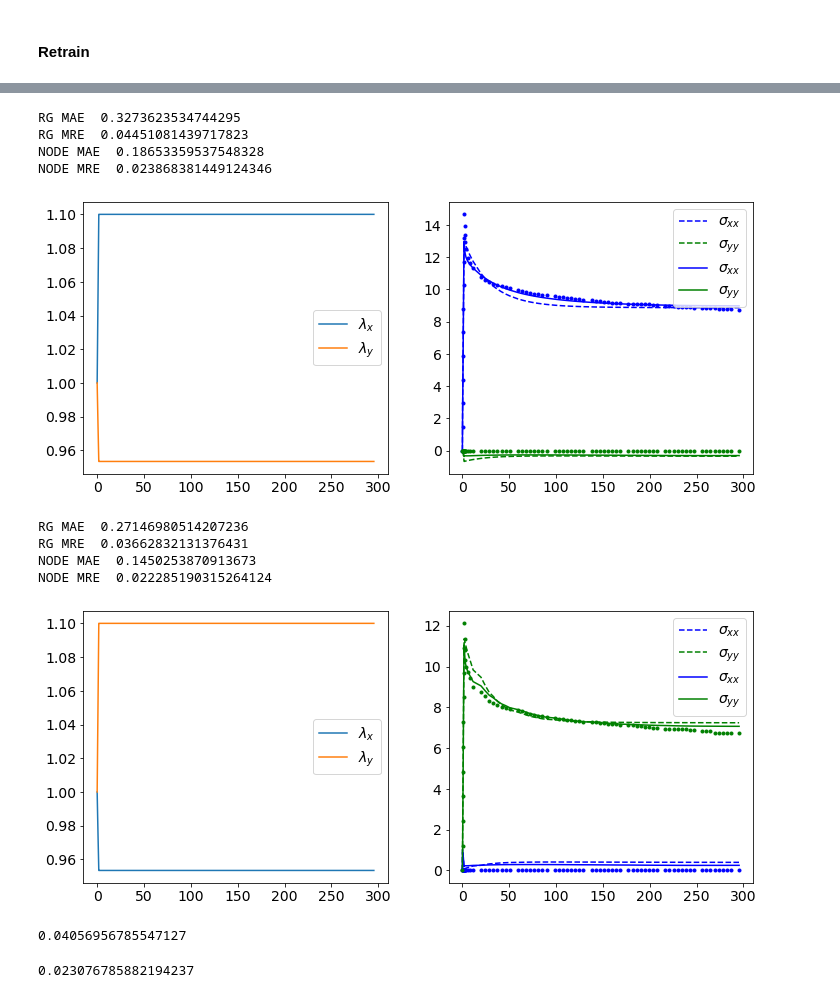
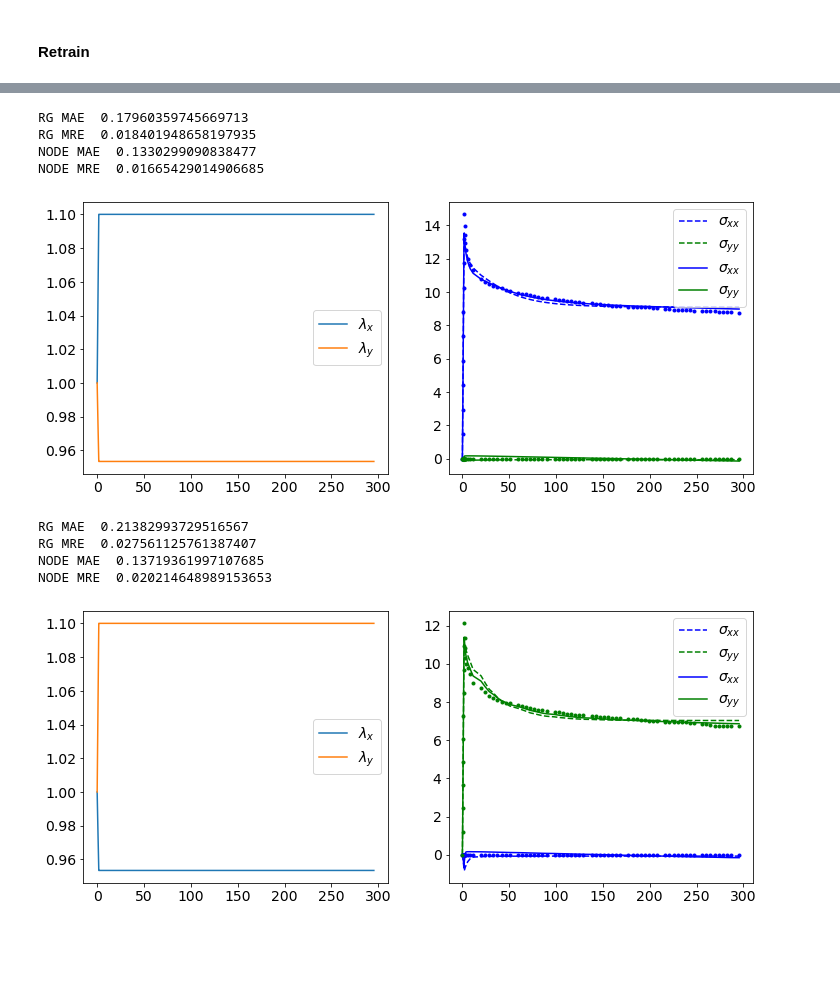
Before and after one commit to VatsalSy/nvisco, a Jupyter notebook: train_myocardium.ipynb, the cells around one changed output, grey strips where cells are left out. Drawn from its saved outputs; the diff is of its cells as text; code cells hidden in the pictures; blank space fills up the shorter version.

```diff
--- a/train_myocardium.ipynb
+++ b/train_myocardium.ipynb
@@ -102,6 +120,7 @@ def biaxial_relax_aniso(params, norm, useNODE, time, lm1, lm2, dt0=0.5):
     lm2dot = (lm2peak-1.0)/tpeak
 
     M_params, F_params = params
+
     # Matrix part (identical to what we currently have)
     yprime = lambda t, y, args: np.array(yprime_biaxial(y,t,lm1dot,lm2dot,tpeak,M_params,norm,useNODE))
     term = ODETerm(yprime)
@@ -112,15 +131,19 @@ def biaxial_relax_aniso(params, norm, useNODE, time, lm1, lm2, dt0=0.5):
     lm1, lm2, lm3, lm1e, lm2e, lm3e = solution.ys.transpose()
     sgm_M = getsigma([lm1,lm2,lm3,lm1e,lm2e,lm3e], M_params, norm, useNODE)
 
+    # Fiber part
+    solver = mysolver()
+    yprime = lambda t, y, args: np.array(yprime_fiber(t,y,lm1dot,lm2dot,tpeak,F_params,norm,useNODE))
+    term = ODETerm(yprime)
+    y0 = np.array([1.0,1.0,1.0,1.0])
+    saveat = SaveAt(ts=time)
+    solution = diffeqsolve(term, solver, t0=0, t1=time[-1], dt0=dt0, y0=y0, saveat=saveat)
+    lm1, lm2, lm3, lm_i_F = solution.ys.transpose()
+    sgm_F = fiberCauchy_vmap([lm1,lm2,lm3,lm_i_F], F_params, useNODE)
 
-    inp = np.array([time[1:], lm1[1:], lm2[1:], lm3[1:],]).T
-    init = [1.0, 0.0] #initial lm_F_v and time
-    body_fun = lambda prev, inp: fiber_biaxial_update(prev, inp, F_params, useNODE)
-    _, [sgm_F, lm_F_v, res] = scan(body_fun, init, inp)
-    sgm_F = np.vstack([np.zeros([1,3,3]), sgm_F])
     sgm = sgm_F + sgm_M
 
-    return sgm, lm1, lm2, lm3, lm1e, lm2e, lm3e, lm_F_v, res
+    return sgm, lm1, lm2, lm3, lm1e, lm2e, lm3e, lm_i_F
 # %%
 @partial(jit, static_argnums=(0,1,2,))
 def step(loss_fn, norm, useNODE, i, opt_state, inp_batch, out_batch):
@@ -147,7 +170,7 @@ def train(inp, out, norm, useNODE, opt_state, key, loss_fn, nIter = 1000, batch_
 
 # Define loss functions
 def biaxial_relax_loss(params, norm, useNODE, inp, out):
-    sigma_pr,_,_,_,_,_,_,_,_ = biaxial_relax_aniso(params, norm, useNODE, inp[0], inp[1], inp[2])
+    sigma_pr,_,_,_,_,_,_,_ = biaxial_relax_aniso(params, norm, useNODE, inp[0], inp[1], inp[2])
     loss = np.mean((sigma_pr[:,0,0]-out[0])**2 + (sigma_pr[:,1,1]-out[1])**2)
     return loss
 biaxial_relax_loss_vmap = vmap(biaxial_relax_loss, in_axes=(None, None, None, 0, 0), out_axes=0)
@@ -222,5 +245,8 @@ ax[1].legend()
 # %% [output]
 <matplotlib.legend.Legend at 0x...>
 [figure]
+# %%
+with open('saved/myocardium_RG_params.npy', 'rb') as f:
+    RG_params = pickle.load(f)
 # %%
 fig, ax = plt.subplots(1,2,figsize=(12,5))
@@ -654,8 +684,8 @@ ax[0].legend(), ax[1].legend()
 # %%
-lr = 1.0e-4 #1.0e-3 x 200 + 1.0e-4 x 140
+lr = 1.0e-5 # 1.0e-4
 opt_init, opt_update, get_params = optimizers.adam(lr)
 opt_state = opt_init(params)
 
-params, train_loss, val_loss = train(inp, out, norm, True, opt_state, key, biaxial_relax_batch_loss, nIter = 140, batch_size=2, print_freq=20)
+params, train_loss, val_loss = train(inp, out, norm, True, opt_state, key, biaxial_relax_batch_loss, nIter = 1140, batch_size=2, print_freq=20)
 with open('saved/myocardium_params_retrained.npy', 'wb') as f:
     pickle.dump(params, f)
@@ -662,7 +710,7 @@ with open('saved/myocardium_params_retrained.npy', 'wb') as f:
 # %%
 fig, ax = plt.subplots(1,2,figsize=(12,5))
-sgm_rg,lm1,lm2,lm3,_,_,_,lm_F_v, residual = biaxial_relax_aniso(RG_params, norm, False, inp[0,0], inp[0,1], inp[0,2])
-sgm_nn,lm1,lm2,lm3,_,_,_,lm_F_v, residual = biaxial_relax_aniso(params, norm, True, inp[0,0], inp[0,1], inp[0,2])
+sgm_rg,lm1,lm2,lm3,_,_,_,lm_F_v = biaxial_relax_aniso(RG_params, norm, False, inp[0,0], inp[0,1], inp[0,2])
+sgm_nn,lm1,lm2,lm3,_,_,_,lm_F_v = biaxial_relax_aniso(params, norm, True, inp[0,0], inp[0,1], inp[0,2])
 time = inp[0,0]
 ax[1].plot(time, sgm_rg[:,0,0], 'b--', label='$\sigma_{xx}$')
 ax[1].plot(time, sgm_rg[:,1,1], 'g--', label='$\sigma_{yy}$')
@@ -676,9 +724,9 @@ ax[0].plot(time, inp[0,2], label='$\lambda_y$')
 ax[0].legend(), ax[1].legend()
 
 # Save for TikZ
-# header = ['x', 'y_gt', 'y_nn', 'y_rg']
-# df = pd.DataFrame(np.array([time, sgm_x[0], sgm_nn[:,0,0], sgm_rg[:,0,0]], dtype=np.float16).T, columns=header)
-# df.to_csv('tikz_data/fig_myocardium1/fig_myocardium1_a.csv', index=False, sep=' ')
+header = ['x', 'y_gt', 'y_nn', 'y_rg']
+df = pd.DataFrame(np.array([time, sgm_x[0], sgm_nn[:,0,0], sgm_rg[:,0,0]], dtype=np.float16).T, columns=header)
+df.to_csv('tikz_data/fig_myocardium1/fig_myocardium1_a.csv', index=False, sep=' ')
 
 print('RG MAE ', np.mean(np.abs(sgm_rg[:,0,0]-sgm_x[0])))
 print('RG MRE ', np.mean((np.abs(sgm_rg[1:,0,0]-sgm_x[0,1:])/sgm_x[0,1:])))
@@ -686,49 +734,41 @@ print('RG MRE ', np.mean((np.abs(sgm_rg[1:,0,0]-sgm_x[0,1:])/sgm_x[0,1:])))
 print('NODE MAE ', np.mean(np.abs(sgm_nn[:,0,0]-sgm_x[0])))
 print('NODE MRE ', np.mean((np.abs(sgm_nn[1:,0,0]-sgm_x[0,1:])/sgm_x[0,1:])))
 # %% [output]
-RG MAE  0.3273623534744295
-RG MRE  0.04451081439717823
-NODE MAE  0.18653359537548328
-NODE MRE  0.023868381449124346
+RG MAE  0.17960359745669713
+RG MRE  0.018401948658197935
+NODE MAE  0.1330299090838477
+NODE MRE  0.01665429014906685
-[figure, old version]
+[figure, new version]
 # %%
 fig, ax = plt.subplots(1,2,figsize=(12,5))
-sgm_rg,lm1,lm2,lm3,_,_,_,lm_F_v, residual = biaxial_relax_aniso(RG_params, norm, False, inp[1,0], inp[1,1], inp[1,2])
-sgm_nn,lm1,lm2,lm3,_,_,_,lm_F_v, residual = biaxial_relax_aniso(params, norm, True, inp[1,0], inp[1,1], inp[1,2])
+sgm_rg,lm1,lm2,lm3,_,_,_,lm_i_F = biaxial_relax_aniso(RG_params, norm, False, inp[1,0], inp[1,1], inp[1,2])
+sgm_nn,lm1,lm2,lm3,_,_,_,lm_i_F = biaxial_relax_aniso(params, norm, True, inp[1,0], inp[1,1], inp[1,2])
 time = inp[0,0]
 ax[1].plot(time, sgm_rg[:,0,0], 'b--', label='$\sigma_{xx}$')
 ax[1].plot(time, sgm_rg[:,1,1], 'g--', label='$\sigma_{yy}$')
 ax[1].plot(time, sgm_nn[:,0,0], 'b-', label='$\sigma_{xx}$')
 ax[1].plot(time, sgm_nn[:,1,1], 'g-', label='$\sigma_{yy}$')
 ax[1].plot(time, sgm_x[1], 'b.')
 ax[1].plot(time, sgm_y[1], 'g.')
 
 ax[0].plot(time, inp[1,1], label='$\lambda_x$')
 ax[0].plot(time, inp[1,2], label='$\lambda_y$')
 ax[0].legend(), ax[1].legend()
 
 # Save for TikZ
 header = ['x', 'y_gt', 'y_nn', 'y_rg']
 df = pd.DataFrame(np.array([time, sgm_y[1], sgm_nn[:,1,1], sgm_rg[:,1,1]], dtype=np.float16).T, columns=header)
 df.to_csv('tikz_data/fig_myocardium1/fig_myocardium1_b.csv', index=False, sep=' ')
 
 
 print('RG MAE ', np.mean(np.abs(sgm_rg[:,1,1]-sgm_y[1])))
 print('RG MRE ', np.mean((np.abs(sgm_rg[1:,1,1]-sgm_y[1,1:])/sgm_y[1,1:])))
 
 print('NODE MAE ', np.mean(np.abs(sgm_nn[:,1,1]-sgm_y[1])))
 print('NODE MRE ', np.mean((np.abs(sgm_nn[1:,1,1]-sgm_y[1,1:])/sgm_y[1,1:])))
 # %% [output]
-RG MAE  0.27146980514207236
-RG MRE  0.03662832131376431
-NODE MAE  0.1450253870913673
-NODE MRE  0.022285190315264124
+RG MAE  0.21382993729516567
+RG MRE  0.027561125761387407
+NODE MAE  0.13719361997107685
+NODE MRE  0.020214648989153653
-[figure, old version]
+[figure, new version]
-# %%
-0.5*(0.03662832131376431 + 0.04451081439717823)
-# %% [output]
-0.04056956785547127
-# %%
-0.5*(0.022285190315264124 + 0.023868381449124346)
-# %% [output]
-0.023076785882194237
```
Also changed, not shown: parts of 31 cells of this notebook, 51 other files.
